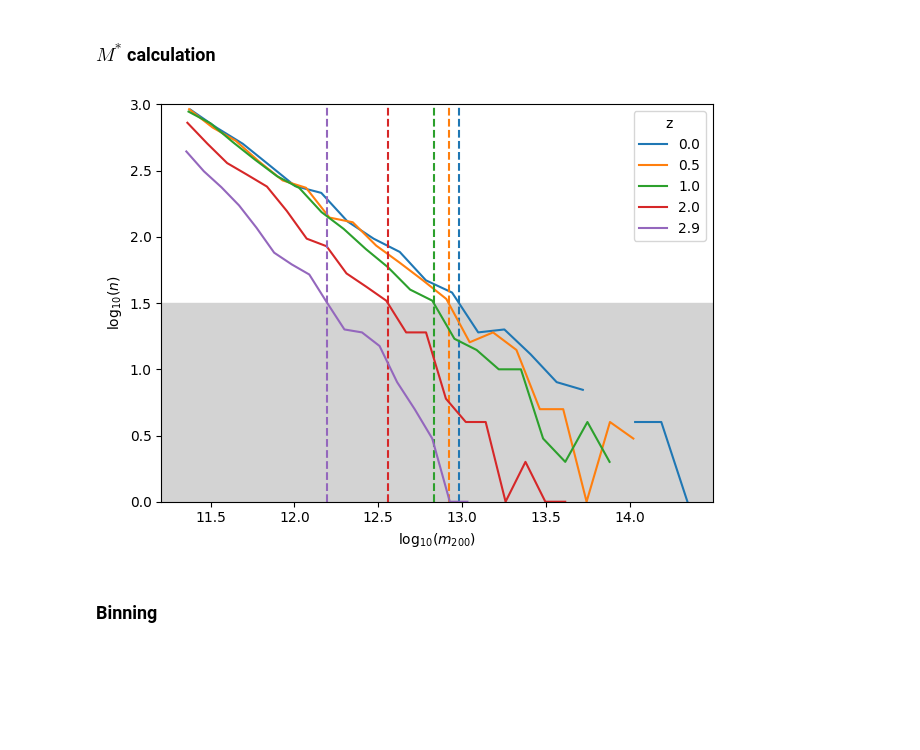
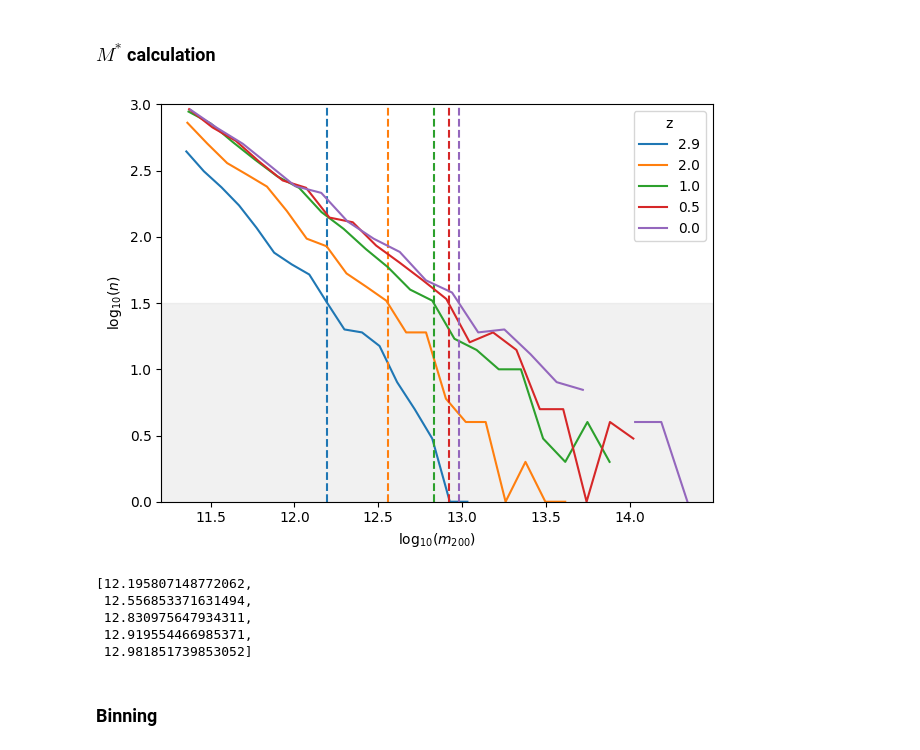
Before and after one commit to oleskiewicz/hbtp, a Jupyter notebook: halo.ipynb, the cells around one changed output. Saved outputs shown, nothing was run; the diff lists cells and outputs as text; code cells hidden in the pictures; blank space fills up the shorter version.

Commit message:
Finish m_star plots and move values to relation notebook

```diff
--- a/halo.ipynb
+++ b/halo.ipynb
@@ -92,30 +92,39 @@ def halo_mass_function(r, snap, nbins):
 # %%
 fig, ax = plt.subplots(1)
 ax.set_xlabel(r"$\log_{10}(m_{200})$")
 ax.set_ylabel(r"$\log_{10}(n)$")
 
 n_star = 1.5
-ax.axhspan(0.0, n_star, color='lightgrey')
+m_star = []
+ax.axhspan(0.0, n_star, color='lightgrey', alpha=0.3)
 
-for i, _snap in enumerate([122, 93, 78, 61, 51]):
+for i, _snap in enumerate([51, 61, 78, 93, 122]):
     x_k, y_k = halo_mass_function(r, _snap, nbins)
     y1, y2 = y_k[y_k > n_star][-1], y_k[y_k < n_star][0]
     x1, x2 = x_k[y_k > n_star][-1], x_k[y_k < n_star][0]
-    m_star = ((x2-x1)/(y2-y1))*(n_star-y1)+x1
+    m_star.append(((x2-x1)/(y2-y1))*(n_star-y1)+x1)
 
     ax.plot(
         x_k, y_k,
         "C%d"%i,
         label="%.1f"%(zs.loc[_snap].values[0])
     )
-    ax.axvline(m_star, ls='--', color="C%d"%i)
+    ax.axvline(m_star[i], ls='--', color="C%d"%i)
 
 ax.legend(title="z")
 ax.set_ylim([0.0, 3.0])
 
 fig.tight_layout()
 # %% [output]
-[figure, old version]
+[figure, new version]
+# %%
+m_star
+# %% [output]
+[12.195807148772062,
+ 12.556853371631494,
+ 12.830975647934311,
+ 12.919554466985371,
+ 12.981851739853052]
 # %% [markdown]
 ### Binning
 # %%
```
Also changed, not shown: 1 other file.
